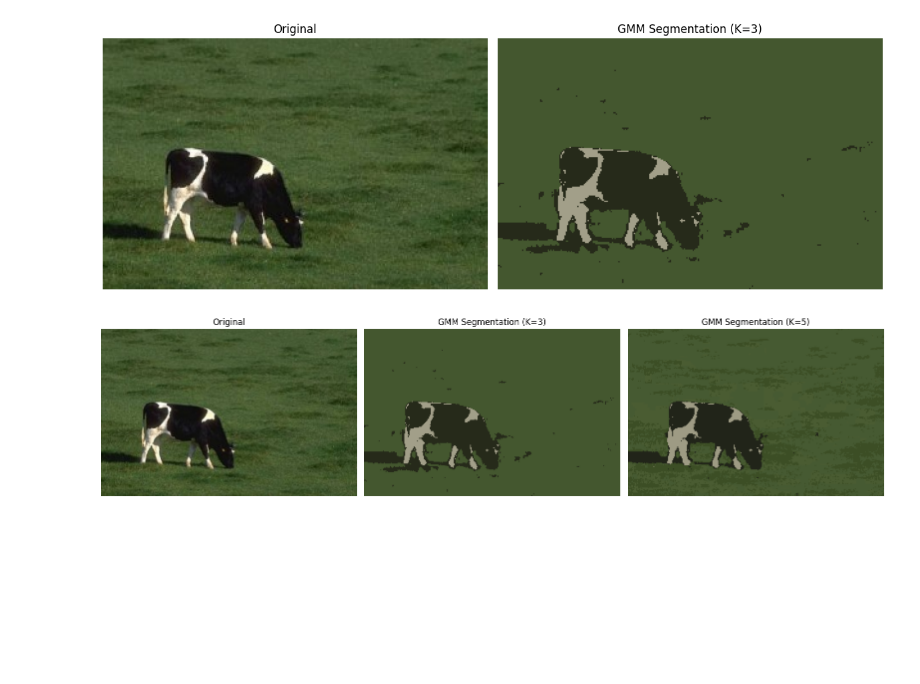
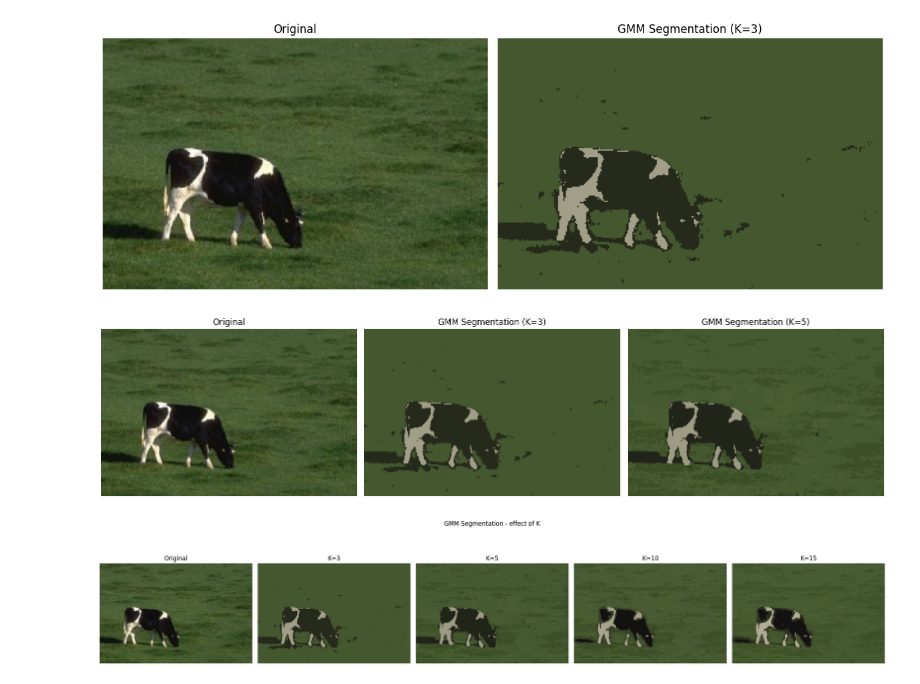
Before and after one commit to GoldenDS-1105/DS102_ML, a Jupyter notebook: Lab05/assignments.ipynb, the cells around one changed output. Cells and saved outputs as stored; diff of their text form; code cells hidden in the pictures; blank space fills up the shorter version.

Commit message:
Add K=10,15 GMM segmentation comparison
Co-Authored-By: Claude Sonnet 4.6 <noreply@anthropic.com>

```diff
--- a/Lab05/assignments.ipynb
+++ b/Lab05/assignments.ipynb
@@ -289,3 +289,29 @@ plt.tight_layout()
 plt.show()
 # %% [output]
 [figure]
+# %%
+results = {3: seg_img, 5: seg_img5}
+
+for K_val in [10, 15]:
+    np.random.seed(1)
+    g = GMM(K=K_val, n_iters=30)
+    g.fit(X_img)
+    lbl = g.predict(X_img)
+    s = np.zeros_like(X_img)
+    for k in range(K_val):
+        s[lbl == k] = g.mu[k]
+    results[K_val] = (s.reshape(H, W, 3) * 255).clip(0, 255).astype(np.uint8)
+
+fig, axes = plt.subplots(1, 5, figsize=(22, 5))
+axes[0].imshow(img)
+axes[0].set_title('Original')
+axes[0].axis('off')
+for i, K_val in enumerate([3, 5, 10, 15]):
+    axes[i+1].imshow(results[K_val])
+    axes[i+1].set_title(f'K={K_val}')
+    axes[i+1].axis('off')
+plt.suptitle('GMM Segmentation - effect of K')
+plt.tight_layout()
+plt.show()
+# %% [output]
+[figure, added]
```
